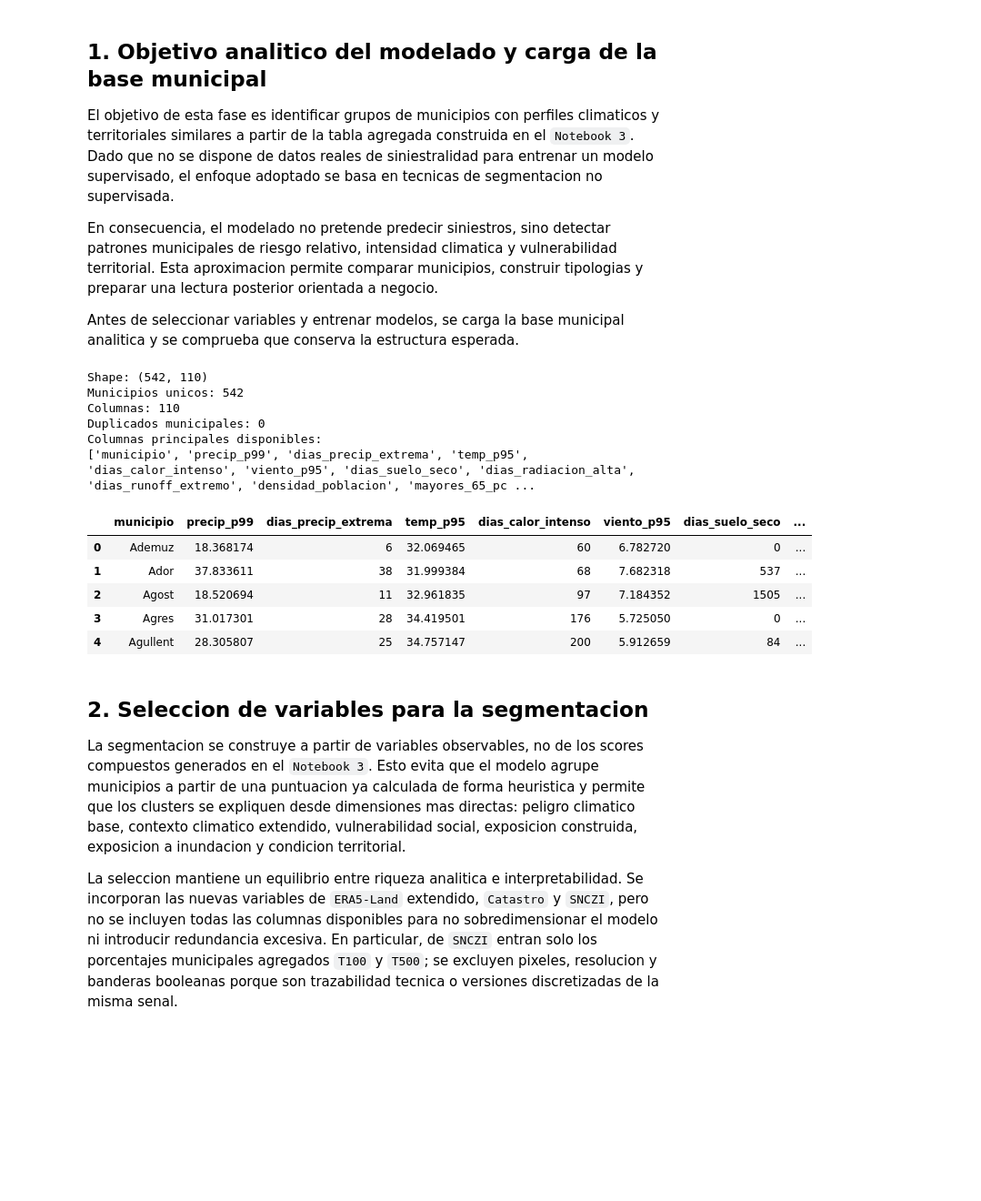
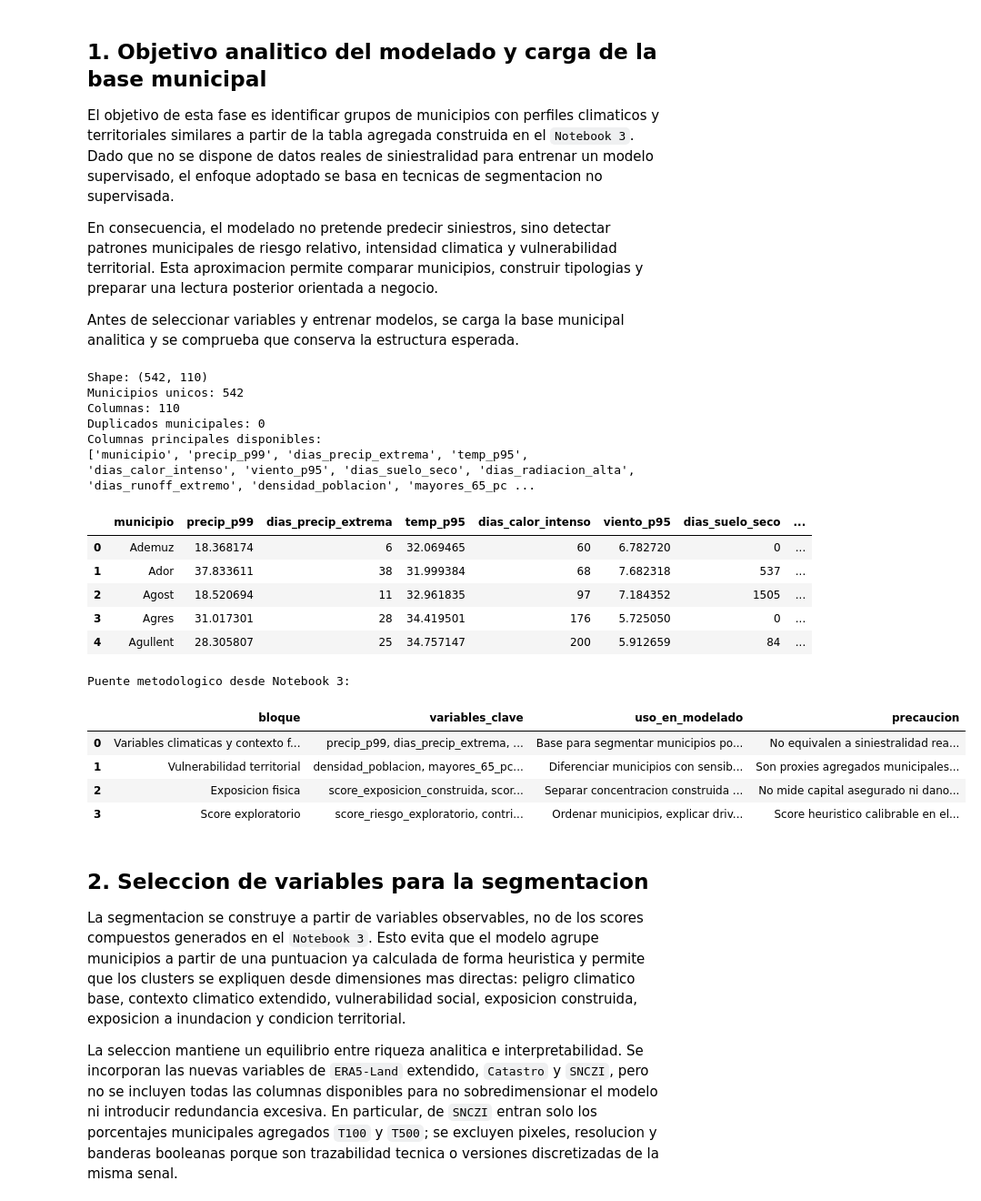
Before and after one commit to gonzalolarriba/modelo-geoespacial-riesgo-climatico, a Jupyter notebook: notebooks/notebook_4_modelado_segmentacion.ipynb, the cells around one changed output. Shown at 91% size. Cells and saved outputs as stored; diff of their text form; code cells hidden in the pictures; blank space fills up the shorter version.

```diff
--- a/notebooks/notebook_4_modelado_segmentacion.ipynb
+++ b/notebooks/notebook_4_modelado_segmentacion.ipynb
@@ -55,11 +55,13 @@ DATA = ROOT / "DATA"
 PROC = DATA / "PROCESSED"
 EXT = DATA / "EXTERNAL"
 OUT = ROOT / "output"
+ANALYSIS_OUT = OUT / "analisis"
 MAPS = OUT / "maps"
 
 ANALYTIC_MUNICIPAL_FILE = PROC / "dataset_cv_municipios_analisis_municipal.csv"
 MUNICIPIOS_GEO_FILE = EXT / "municipios_cv.geojson"
 SEGMENTED_MUNICIPAL_FILE = PROC / "dataset_cv_municipios_segmentado.csv"
+ANALYSIS_HANDOFF_FILE = ANALYSIS_OUT / "puente_analisis_modelado.csv"
 
 MODEL_OUT = OUT / "modelado"
 MODEL_OUT.mkdir(parents=True, exist_ok=True)
@@ -69,6 +71,7 @@ print("Dataset municipal analitico:", ANALYTIC_MUNICIPAL_FILE)
 print("Existe:", ANALYTIC_MUNICIPAL_FILE.exists())
 print("Geometria municipal disponible:", MUNICIPIOS_GEO_FILE.exists())
 print("Directorio de salida:", MODEL_OUT)
+print("Puente analisis-modelado disponible:", ANALYSIS_HANDOFF_FILE.exists())
 print("Salida segmentada prevista:", SEGMENTED_MUNICIPAL_FILE)
 # %% [output]
 Dataset municipal analitico: C:\Users\gonza\OneDrive\tfg\DATA\PROCESSED\dataset_cv_municipios_analisis_municipal.csv
@@ -114,33 +118,46 @@ key_cols = [
     "snczi_inundacion_t100_pct_area_aprox",
     "snczi_inundacion_t500_pct_area_aprox",
     "altitud_m",
     "score_exposicion_construida",
     "score_exposicion_inundacion",
     "score_exposicion_fisica",
     "score_riesgo_exploratorio",
     "contrib_peligro_climatico",
     "contrib_vulnerabilidad",
     "contrib_exposicion_fisica",
     "dimension_dominante_score",
 ]
 
 print("Columnas principales disponibles:")
 print([col for col in key_cols if col in df_mun.columns])
 
 display(df_mun[[col for col in key_cols if col in df_mun.columns]].head())
+
+if ANALYSIS_HANDOFF_FILE.exists():
+    analysis_modeling_handoff = pd.read_csv(ANALYSIS_HANDOFF_FILE)
+    print("Puente metodologico desde Notebook 3:")
+    display(analysis_modeling_handoff)
+else:
+    print("No se encontro puente analisis-modelado; se continua con la base analitica municipal.")
 # %% [output]
 Shape: (542, 110)
 Municipios unicos: 542
 Columnas: 110
 Duplicados municipales: 0
 Columnas principales disponibles:
 ['municipio', 'precip_p99', 'dias_precip_extrema', 'temp_p95', 'dias_calor_intenso', 'viento_p95', 'dias_suelo_seco', 'dias_radiacion_alta', 'dias_runoff_extremo', 'densidad_poblacion', 'mayores_65_pc ...
 |  | municipio | precip_p99 | dias_precip_extrema | temp_p95 | dias_calor_intenso | viento_p95 | dias_suelo_seco | ... |
 | 0 | Ademuz | 18.368174 | 6 | 32.069465 | 60 | 6.782720 | 0 | ... |
 | 1 | Ador | 37.833611 | 38 | 31.999384 | 68 | 7.682318 | 537 | ... |
 | 2 | Agost | 18.520694 | 11 | 32.961835 | 97 | 7.184352 | 1505 | ... |
 | 3 | Agres | 31.017301 | 28 | 34.419501 | 176 | 5.725050 | 0 | ... |
 | 4 | Agullent | 28.305807 | 25 | 34.757147 | 200 | 5.912659 | 84 | ... |
+Puente metodologico desde Notebook 3:
+|  | bloque | variables_clave | uso_en_modelado | precaucion |
+| 0 | Variables climaticas y contexto f... | precip_p99, dias_precip_extrema, ... | Base para segmentar municipios po... | No equivalen a siniestralidad rea... |
+| 1 | Vulnerabilidad territorial | densidad_poblacion, mayores_65_pc... | Diferenciar municipios con sensib... | Son proxies agregados municipales... |
+| 2 | Exposicion fisica | score_exposicion_construida, scor... | Separar concentracion construida ... | No mide capital asegurado ni dano... |
+| 3 | Score exploratorio | score_riesgo_exploratorio, contri... | Ordenar municipios, explicar driv... | Score heuristico calibrable en el... |
 # %% [markdown]
 ## 2. Seleccion de variables para la segmentacion
 
```
Also changed, not shown: parts of 1 cell of this notebook, 4 other files.
